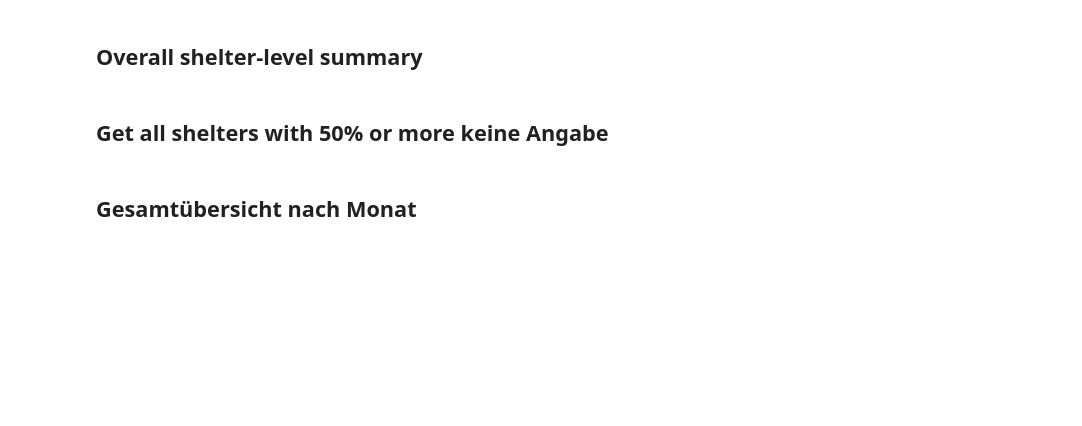
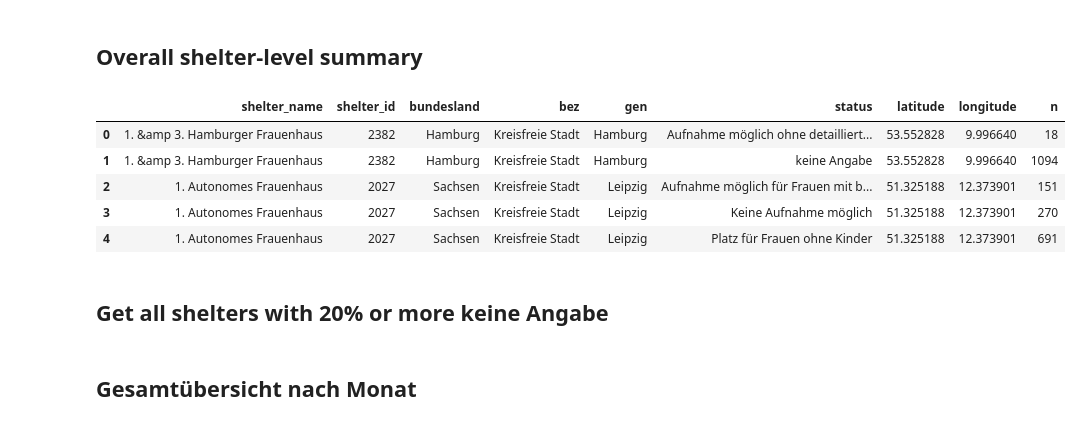
Before and after one commit to correctiv/frauenhaus-scraper, a Jupyter notebook: analysis.ipynb, the cells around one changed output. Saved outputs shown, nothing was run; the diff lists cells and outputs as text; code cells hidden in the pictures; blank space fills up the shorter version.

```diff
--- a/analysis.ipynb
+++ b/analysis.ipynb
@@ -105,9 +124,16 @@ df_shelter_monthly.to_csv("./data/cleaned/belegungsquote_nach_year_month_shelter
 # %% [markdown]
 ## Overall shelter-level summary
 # %%
-df_shelter = df_shelter_date.groupby(["shelter_name","shelter_id","bundesland","bez","gen","status","latitude","longitude"]).agg(
+df_shelter = df.groupby(["shelter_name","shelter_id","bundesland","bez","gen","status","latitude","longitude"]).agg(
     n = ("status", "count")
 ).reset_index()
 df_shelter.head()
+# %% [output]
+|  | shelter_name | shelter_id | bundesland | bez | gen | status | latitude | longitude | n |
+| 0 | 1. &amp 3. Hamburger Frauenhaus | 2382 | Hamburg | Kreisfreie Stadt | Hamburg | Aufnahme möglich ohne detailliert... | 53.552828 | 9.996640 | 18 |
+| 1 | 1. &amp 3. Hamburger Frauenhaus | 2382 | Hamburg | Kreisfreie Stadt | Hamburg | keine Angabe | 53.552828 | 9.996640 | 1094 |
+| 2 | 1. Autonomes Frauenhaus | 2027 | Sachsen | Kreisfreie Stadt | Leipzig | Aufnahme möglich für Frauen mit b... | 51.325188 | 12.373901 | 151 |
+| 3 | 1. Autonomes Frauenhaus | 2027 | Sachsen | Kreisfreie Stadt | Leipzig | Keine Aufnahme möglich | 51.325188 | 12.373901 | 270 |
+| 4 | 1. Autonomes Frauenhaus | 2027 | Sachsen | Kreisfreie Stadt | Leipzig | Platz für Frauen ohne Kinder | 51.325188 | 12.373901 | 691 |
 # %%
 # pivot to wide and fill values
@@ -129,3 +153,3 @@ df_shelter.to_csv("./data/cleaned/belegungsquote_nach_shelter.csv", index=False)
 # %% [markdown]
-## Get all shelters with 50% or more keine Angabe
+## Get all shelters with 20% or more keine Angabe
 # %%
```
Also changed, not shown: parts of 27 cells of this notebook, 6 other files.
